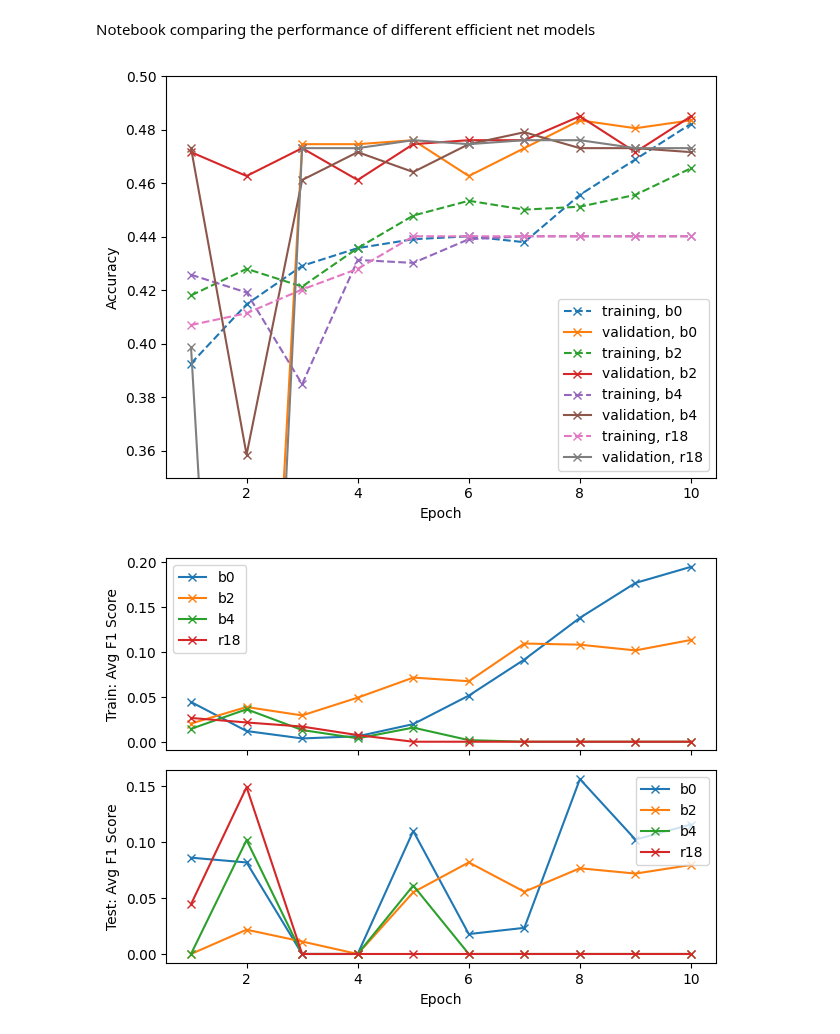
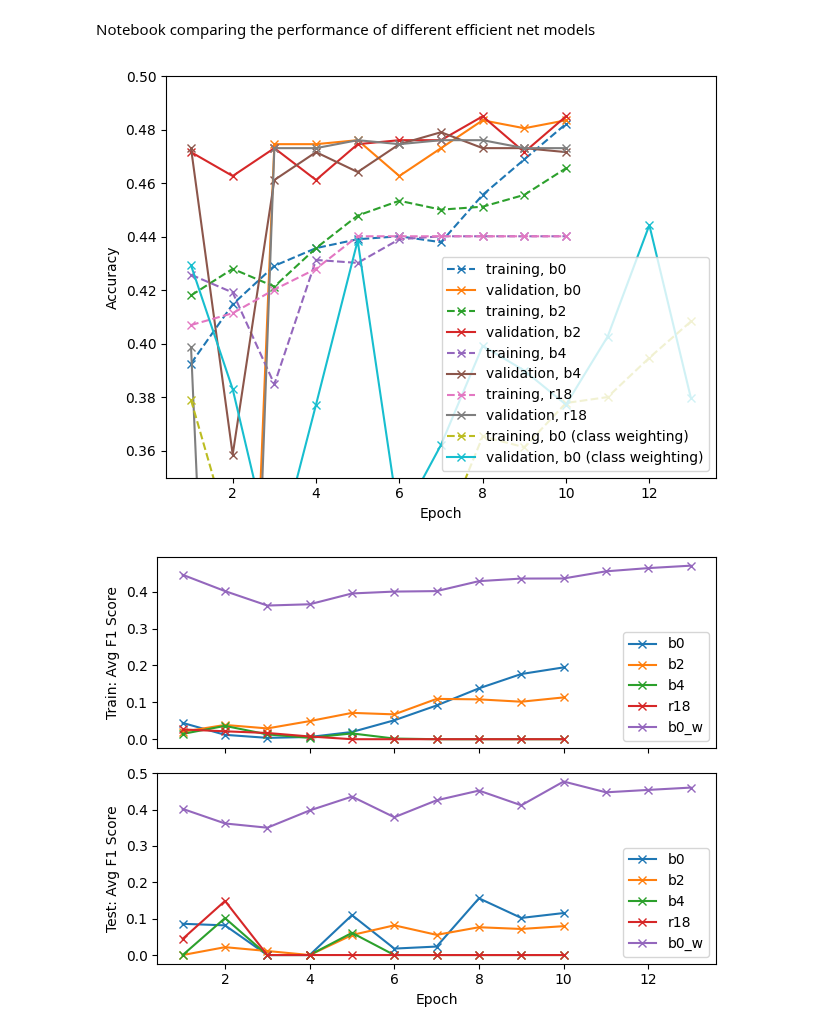
Before and after one commit to griffinfarrow/bhf_classification, a Jupyter notebook: ecg_classification_model/compare_txt_values.ipynb, the cells around one changed output. Cells and saved outputs as stored; diff of their text form; code cells hidden in the pictures.

```diff
--- a/ecg_classification_model/compare_txt_values.ipynb
+++ b/ecg_classification_model/compare_txt_values.ipynb
@@ -11,6 +11,12 @@ with open('b0/train_metrics.txt', 'rb') as file:
 
 with open('b0/val_metrics.txt', 'rb') as file:
     b0_val_data = pickle.load(file)
+
+with open('b0_class_weighting/train_metrics.txt', 'rb') as file:
+    b0w_train_data = pickle.load(file)
+
+with open('b0_class_weighting/val_metrics.txt', 'rb') as file:
+    b0w_val_data = pickle.load(file)
 
 with open('b2/train_metrics.txt', 'rb') as file:
     b2_train_data = pickle.load(file)
@@ -31,6 +37,7 @@ with open('resnet_18/val_metrics.txt', 'rb') as file:
     r18_val_data = pickle.load(file)
 # %%
 epochs = [i for i in range(1, 11)]
+epochs_w = [i for i in range(1, 14)]
 # %%
 fig, ax = plt.subplots()
 ax.plot(epochs, [val['exact_match'] for val in b0_train_data], linestyle = '--', marker = 'x', label = 'training, b0')
@@ -45,6 +52,9 @@ ax.plot(epochs, [val['exact_match'] for val in b4_val_data], linestyle = '-', ma
 ax.plot(epochs, [val['exact_match'] for val in r18_train_data], linestyle = '--', marker = 'x', label = 'training, r18')
 ax.plot(epochs, [val['exact_match'] for val in r18_val_data], linestyle = '-', marker = 'x', label = 'validation, r18')
 
+ax.plot(epochs_w, [val['exact_match'] for val in b0w_train_data], linestyle = '--', marker = 'x', label = 'training, b0 (class weighting)')
+ax.plot(epochs_w, [val['exact_match'] for val in b0w_val_data], linestyle = '-', marker = 'x', label = 'validation, b0 (class weighting)')
+
 ax.set_xlabel(r"Epoch")
 ax.set_ylabel(r"Accuracy")
 ax.set_ylim(0.35, 0.5)
@@ -52,27 +62,30 @@ ax.legend()
 fig.tight_layout()
 plt.show()
 # %% [output]
-[figure, old version]
+[figure, new version]
 # %%
 fig, ax = plt.subplots(2, 1, sharex=True)
 ax[0].plot(epochs, [np.mean(res['per_class_f1']) for res in b0_train_data], linestyle = '-', marker = 'x', label = 'b0')
 ax[1].plot(epochs, [np.mean(res['per_class_f1']) for res in b0_val_data], linestyle = '-', marker = 'x', label = 'b0')
 
 ax[0].plot(epochs, [np.mean(res['per_class_f1']) for res in b2_train_data], linestyle = '-', marker = 'x', label = 'b2')
 ax[1].plot(epochs, [np.mean(res['per_class_f1']) for res in b2_val_data], linestyle = '-', marker = 'x', label = 'b2')
 
 ax[0].plot(epochs, [np.mean(res['per_class_f1']) for res in b4_train_data], linestyle = '-', marker = 'x', label = 'b4')
 ax[1].plot(epochs, [np.mean(res['per_class_f1']) for res in b4_val_data], linestyle = '-', marker = 'x', label = 'b4')
 
 ax[0].plot(epochs, [np.mean(res['per_class_f1']) for res in r18_train_data], linestyle = '-', marker = 'x', label = 'r18')
 ax[1].plot(epochs, [np.mean(res['per_class_f1']) for res in r18_val_data], linestyle = '-', marker = 'x', label = 'r18')
 
+ax[0].plot(epochs_w, [np.mean(res['per_class_f1']) for res in b0w_train_data], linestyle = '-', marker = 'x', label = 'b0_w')
+ax[1].plot(epochs_w, [np.mean(res['per_class_f1']) for res in b0w_val_data], linestyle = '-', marker = 'x', label = 'b0_w')
+
 ax[1].set_xlabel(r"Epoch")
 ax[0].set_ylabel(r"Train: Avg F1 Score")
 ax[1].set_ylabel(r"Test: Avg F1 Score")
 ax[0].legend()
 ax[1].legend()
 fig.tight_layout()
 plt.show()
 # %% [output]
-[figure, old version]
+[figure, new version]
```
Also changed, not shown: 1 other file.
